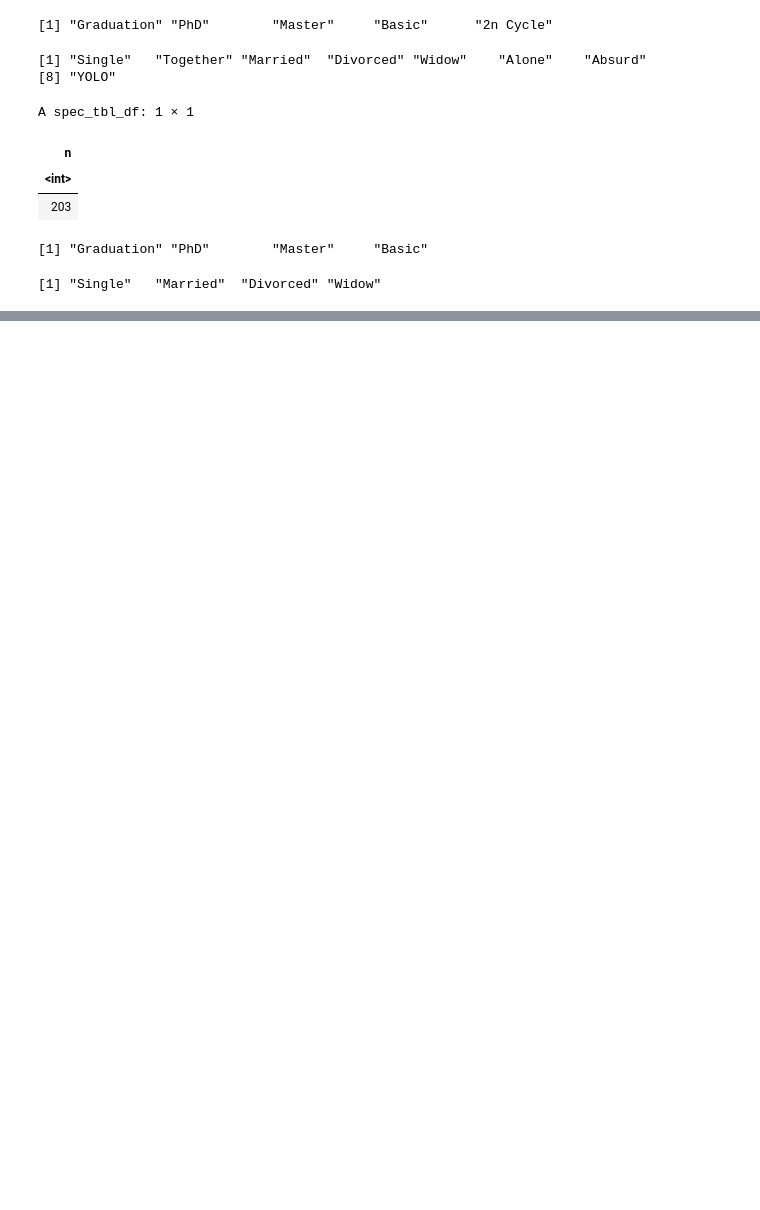
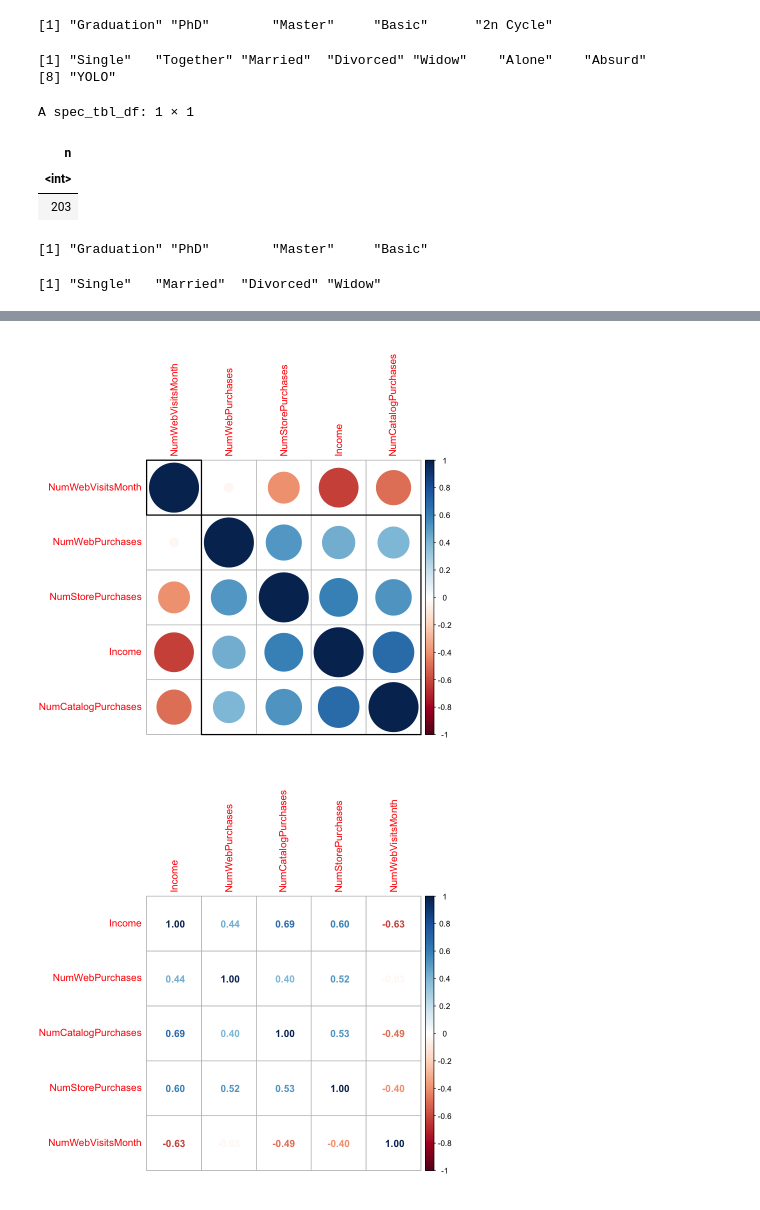
Before and after one commit to DrakenRaptor/STAT301_ProjectGrp26, a Jupyter notebook: Individual Assignment (Project).ipynb, the cells around one changed output, grey strips where cells are left out. Saved outputs shown, nothing was run; the diff lists cells and outputs as text; code cells hidden in the pictures; blank space fills up the shorter version.

```diff
--- a/Individual Assignment (Project).ipynb
+++ b/Individual Assignment (Project).ipynb
@@ -135,3 +203,16 @@ A scatterplot may be suitable to visualise the relationships between different v
+# %%
+# Using correlation plot to check the relationship between the variables
+corr_plt_dat <- market_data[, c("Income", "NumWebPurchases", "NumCatalogPurchases",
+ "NumStorePurchases", "NumWebVisitsMonth")] |>
+    as.data.frame(corr_plt_dat)
+
+cor_matrix <- cor(corr_plt_dat)
+
+corrplot(cor_matrix, order = "hclust", addrect = 2)
+corrplot(cor_matrix, method = "number", addrect = 2)
+# %% [output]
+[figure, added]
+[figure, added]
 # %%
 facet_single <- market_data  |>
     ggplot(aes(x = NumWebPurchases, y = Income)) +
```
Also changed, not shown: parts of 10 cells of this notebook.
